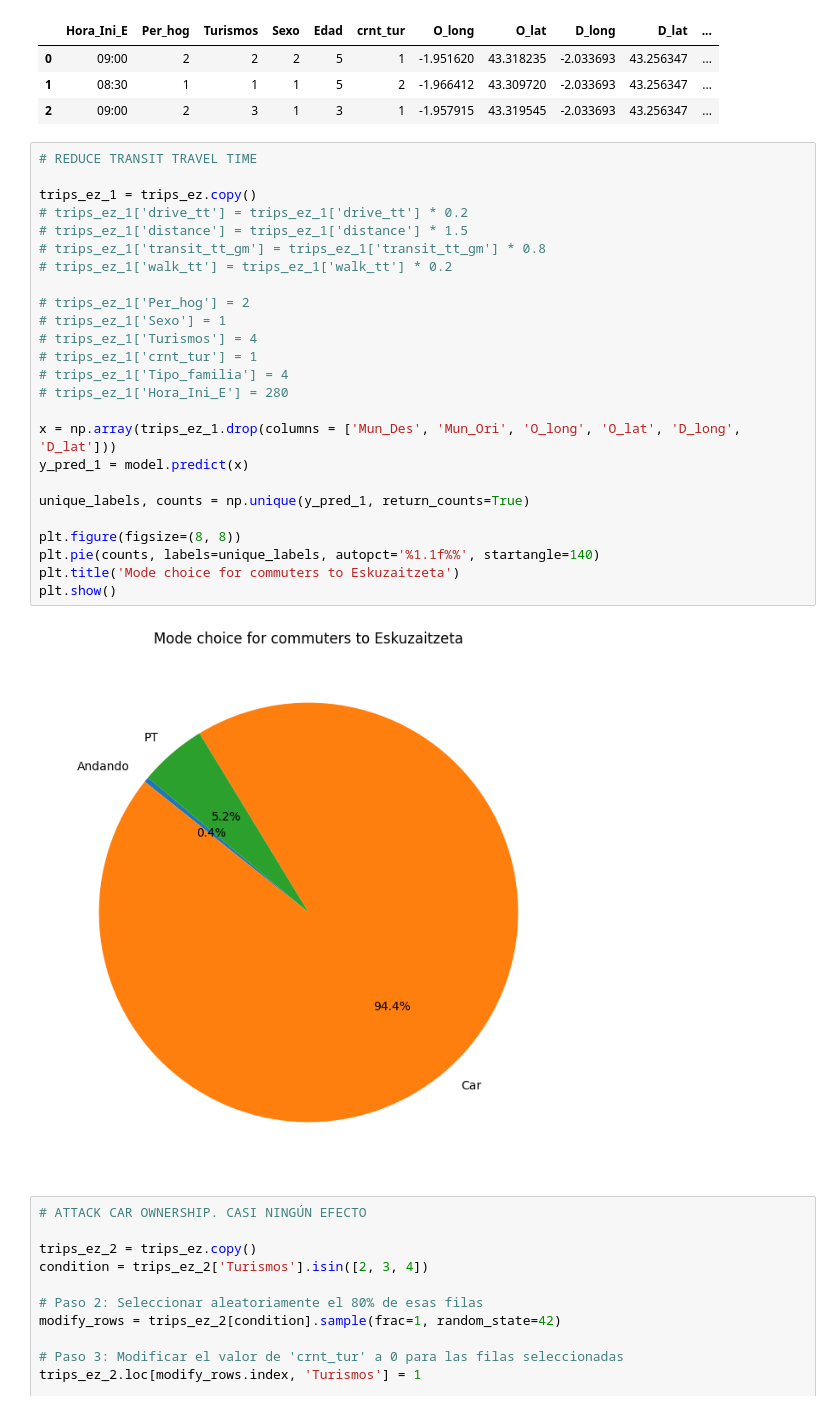
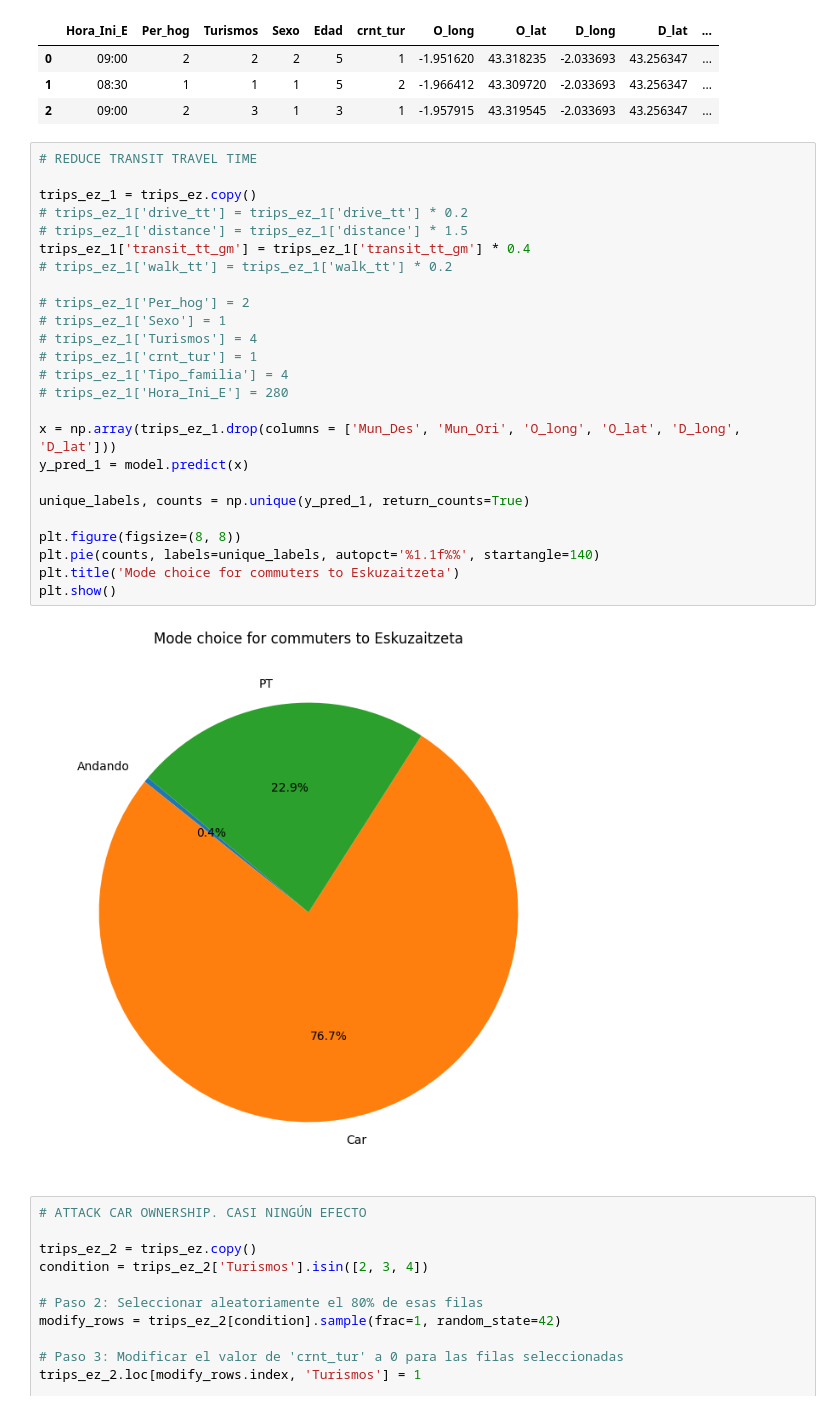
Before and after one commit to Inigo-Azcarate/CSLG_ModeChoice, a Jupyter notebook: model/predict.ipynb, the cells around one changed output. Drawn from its saved outputs; the diff is of its cells as text.

```diff
--- a/model/predict.ipynb
+++ b/model/predict.ipynb
@@ -454,30 +454,30 @@ trips_ez
 # %%
 # REDUCE TRANSIT TRAVEL TIME
 
 trips_ez_1 = trips_ez.copy()
 # trips_ez_1['drive_tt'] = trips_ez_1['drive_tt'] * 0.2
 # trips_ez_1['distance'] = trips_ez_1['distance'] * 1.5
-# trips_ez_1['transit_tt_gm'] = trips_ez_1['transit_tt_gm'] * 0.8
+trips_ez_1['transit_tt_gm'] = trips_ez_1['transit_tt_gm'] * 0.4
 # trips_ez_1['walk_tt'] = trips_ez_1['walk_tt'] * 0.2
 
 # trips_ez_1['Per_hog'] = 2
 # trips_ez_1['Sexo'] = 1
 # trips_ez_1['Turismos'] = 4
 # trips_ez_1['crnt_tur'] = 1
 # trips_ez_1['Tipo_familia'] = 4
 # trips_ez_1['Hora_Ini_E'] = 280
 
 x = np.array(trips_ez_1.drop(columns = ['Mun_Des', 'Mun_Ori', 'O_long', 'O_lat', 'D_long', 'D_lat']))
 y_pred_1 = model.predict(x)
 
 unique_labels, counts = np.unique(y_pred_1, return_counts=True)
 
 plt.figure(figsize=(8, 8))
 plt.pie(counts, labels=unique_labels, autopct='%1.1f%%', startangle=140)
 plt.title('Mode choice for commuters to Eskuzaitzeta')
 plt.show()
 # %% [output]
-[figure, old version]
+[figure, new version]
 # %%
 # ATTACK CAR OWNERSHIP. CASI NINGÚN EFECTO
 
```
Also changed, not shown: parts of 2 cells of this notebook, 8 other files.
